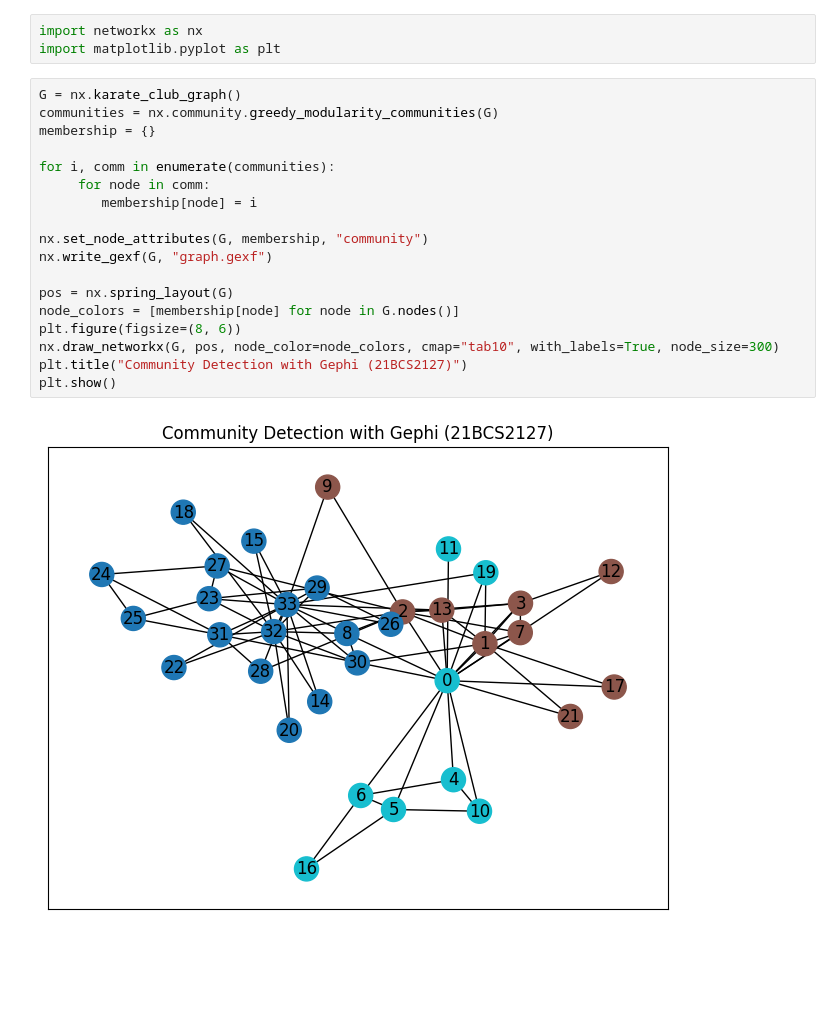
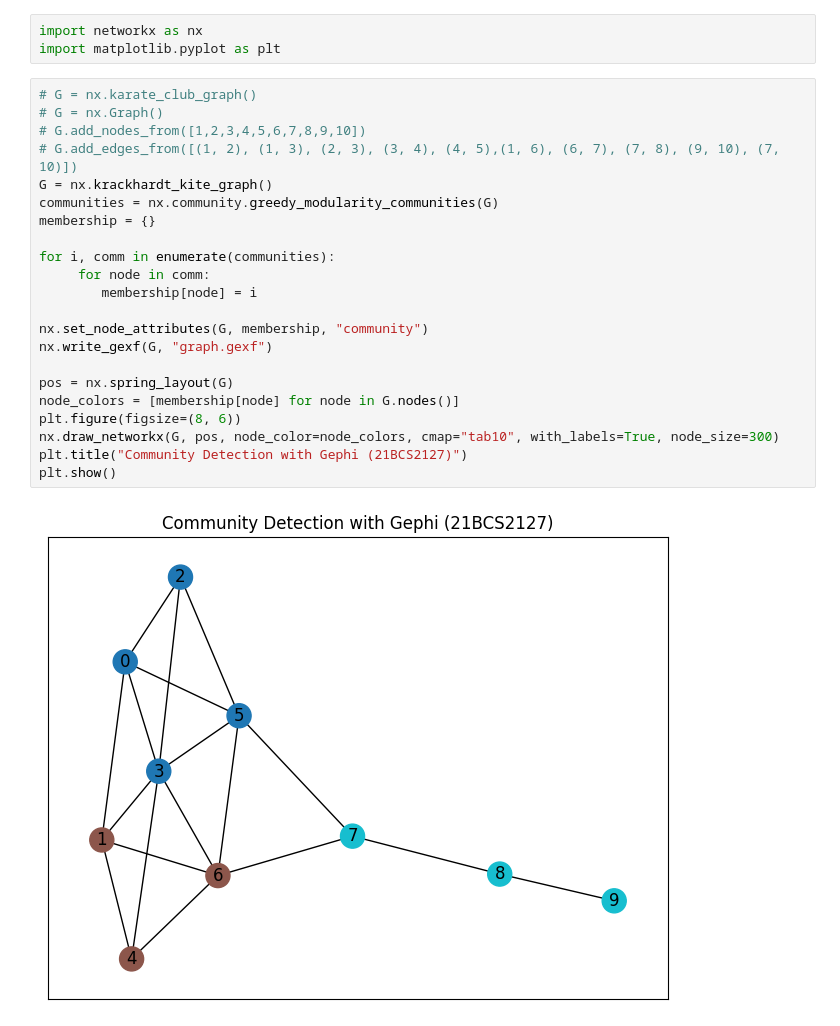
Before and after one commit to HarikeshKS/Social-Networks-NPTEL-5thSem, a Jupyter notebook: University-Lab/exp 1-3.ipynb, the cells around one changed output. Saved outputs shown, nothing was run; the diff lists cells and outputs as text; blank space fills up the shorter version.

```diff
--- a/University-Lab/exp 1-3.ipynb
+++ b/University-Lab/exp 1-3.ipynb
@@ -2,22 +2,26 @@
 import networkx as nx
 import matplotlib.pyplot as plt
 # %%
-G = nx.karate_club_graph()
+# G = nx.karate_club_graph()
+# G = nx.Graph()
+# G.add_nodes_from([1,2,3,4,5,6,7,8,9,10])
+# G.add_edges_from([(1, 2), (1, 3), (2, 3), (3, 4), (4, 5),(1, 6), (6, 7), (7, 8), (9, 10), (7, 10)])
+G = nx.krackhardt_kite_graph()
 communities = nx.community.greedy_modularity_communities(G)
 membership = {}
 
 for i, comm in enumerate(communities):
      for node in comm:
         membership[node] = i
 
 nx.set_node_attributes(G, membership, "community")
 nx.write_gexf(G, "graph.gexf")
 
 pos = nx.spring_layout(G)
 node_colors = [membership[node] for node in G.nodes()]
 plt.figure(figsize=(8, 6))
 nx.draw_networkx(G, pos, node_color=node_colors, cmap="tab10", with_labels=True, node_size=300)
 plt.title("Community Detection with Gephi (21BCS2127)")
 plt.show()
 # %% [output]
-[figure, old version]
+[figure, new version]
```
Also changed, not shown: 1 other file.
